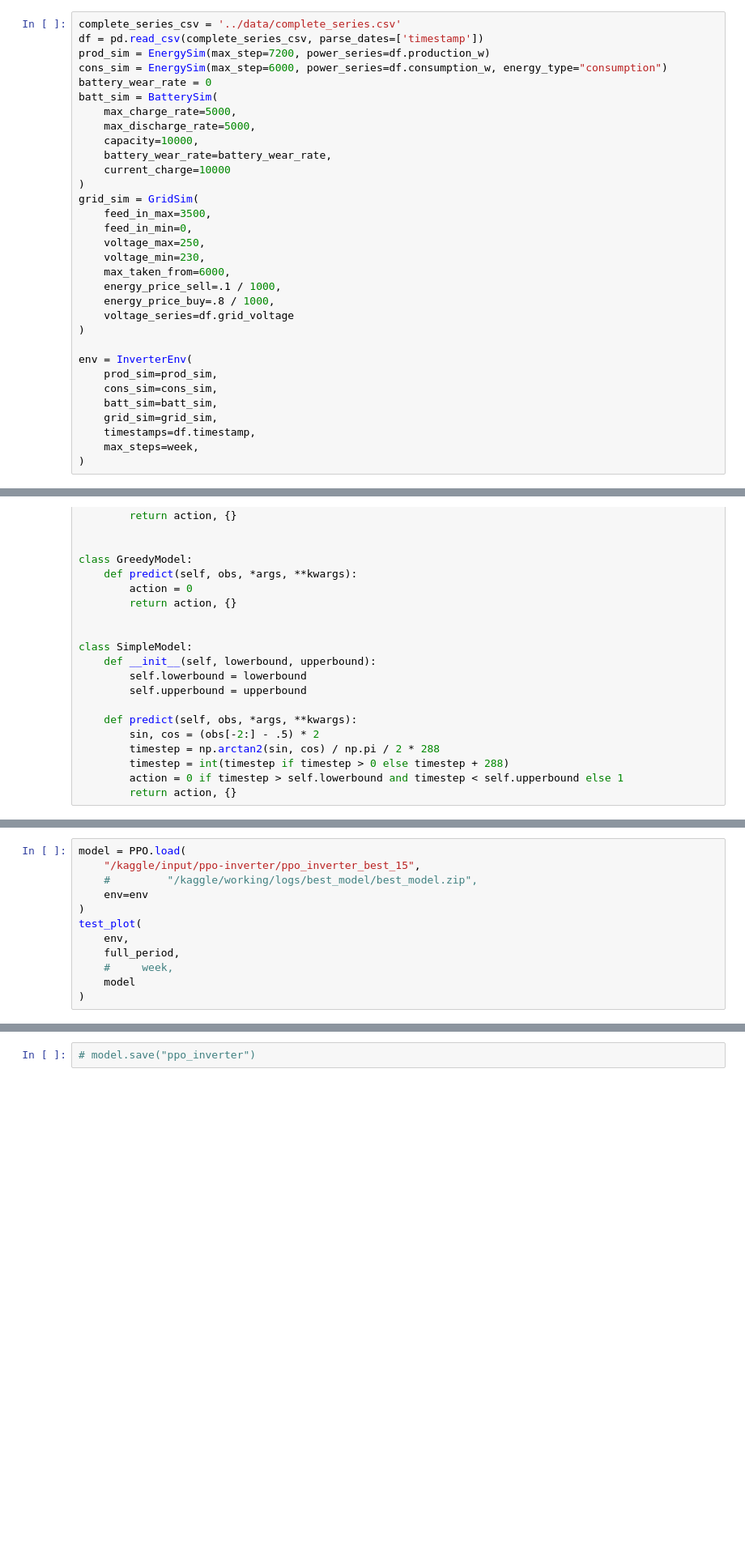
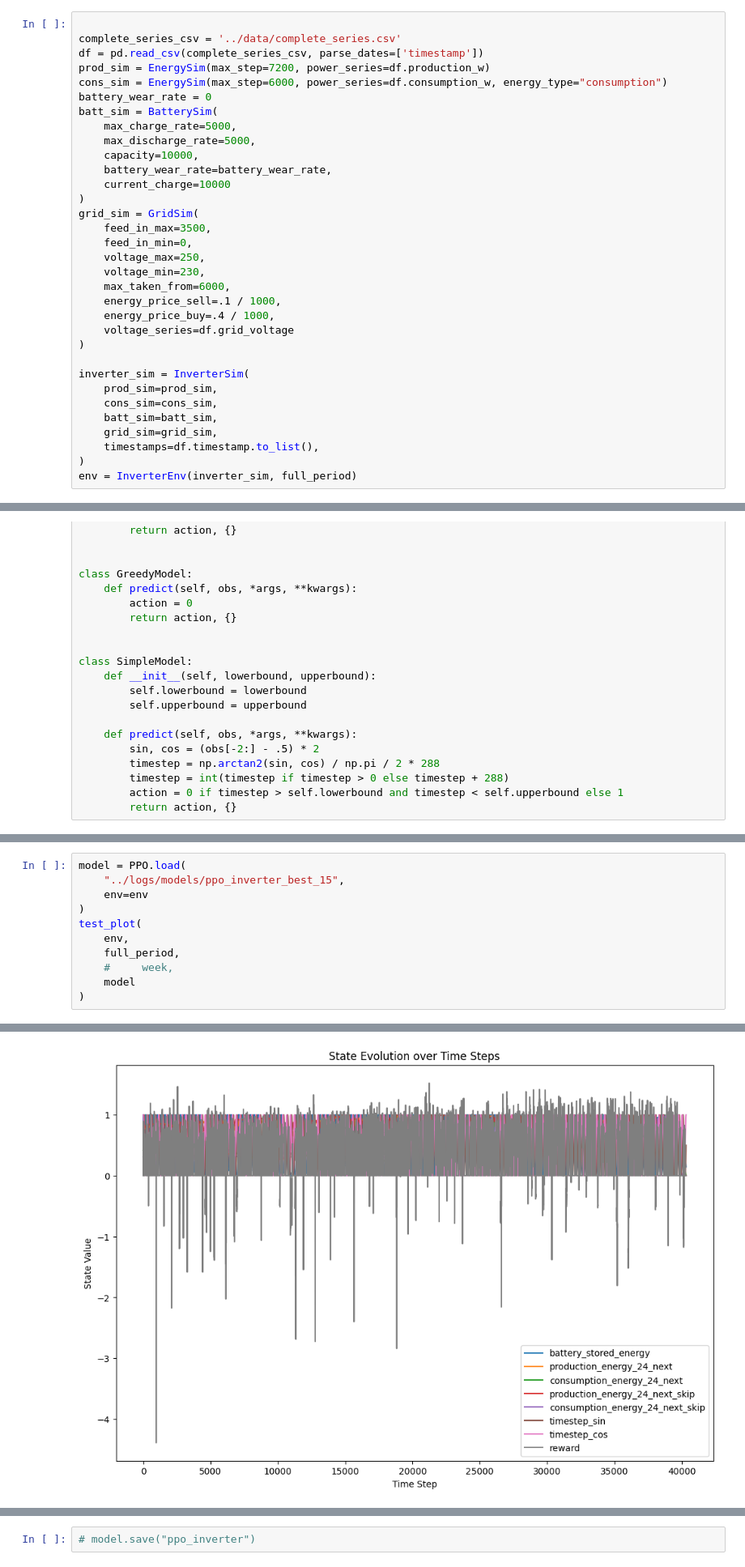
Before and after one commit to EmaR97/EnergyManagementRL, a Jupyter notebook: notebooks/02_model_training.ipynb, the cells around one changed output, grey strips where cells are left out. Shown at 81% size. Cells and saved outputs as stored; diff of their text form; blank space fills up the shorter version.

```diff
--- a/notebooks/02_model_training.ipynb
+++ b/notebooks/02_model_training.ipynb
@@ -12,6 +13,7 @@ logging.basicConfig(
     format='%(asctime)s - %(levelname)s - %(message)s'
 )
 # %%
+
 complete_series_csv = '../data/complete_series.csv'
 df = pd.read_csv(complete_series_csv, parse_dates=['timestamp'])
 prod_sim = EnergySim(max_step=7200, power_series=df.production_w)
@@ -31,18 +33,18 @@ grid_sim = GridSim(
     voltage_min=230,
     max_taken_from=6000,
     energy_price_sell=.1 / 1000,
-    energy_price_buy=.8 / 1000,
+    energy_price_buy=.4 / 1000,
     voltage_series=df.grid_voltage
 )
 
-env = InverterEnv(
+inverter_sim = InverterSim(
     prod_sim=prod_sim,
     cons_sim=cons_sim,
     batt_sim=batt_sim,
     grid_sim=grid_sim,
-    timestamps=df.timestamp,
-    max_steps=week,
+    timestamps=df.timestamp.to_list(),
 )
+env = InverterEnv(inverter_sim, full_period)
 # %%
 def test_plot(env, steps=300, model=None):
     state_history = []
@@ -154,7 +159,6 @@ test_plot(
 # %%
 model = PPO.load(
-    "/kaggle/input/ppo-inverter/ppo_inverter_best_15",
-    #         "/kaggle/working/logs/best_model/best_model.zip",
+    "../logs/models/ppo_inverter_best_15",
     env=env
 )
 test_plot(
@@ -163,3 +167,4 @@ test_plot(
     #     week,
     model
 )
+# %% [output]
@@ -166,3 +174,4 @@ test_plot(
+[figure, added]
 # %%
 # check_env(env)
 # model = PPO(
```
Also changed, not shown: parts of 3 cells of this notebook, 5 other files.
